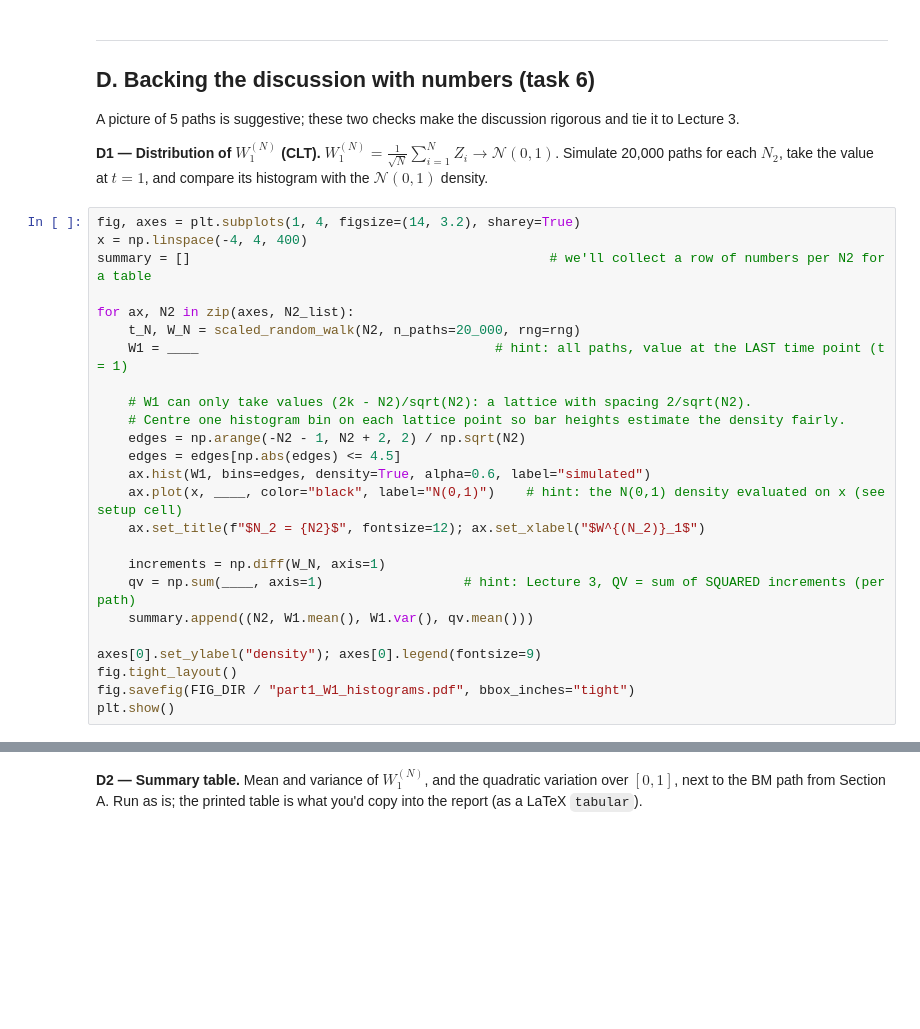
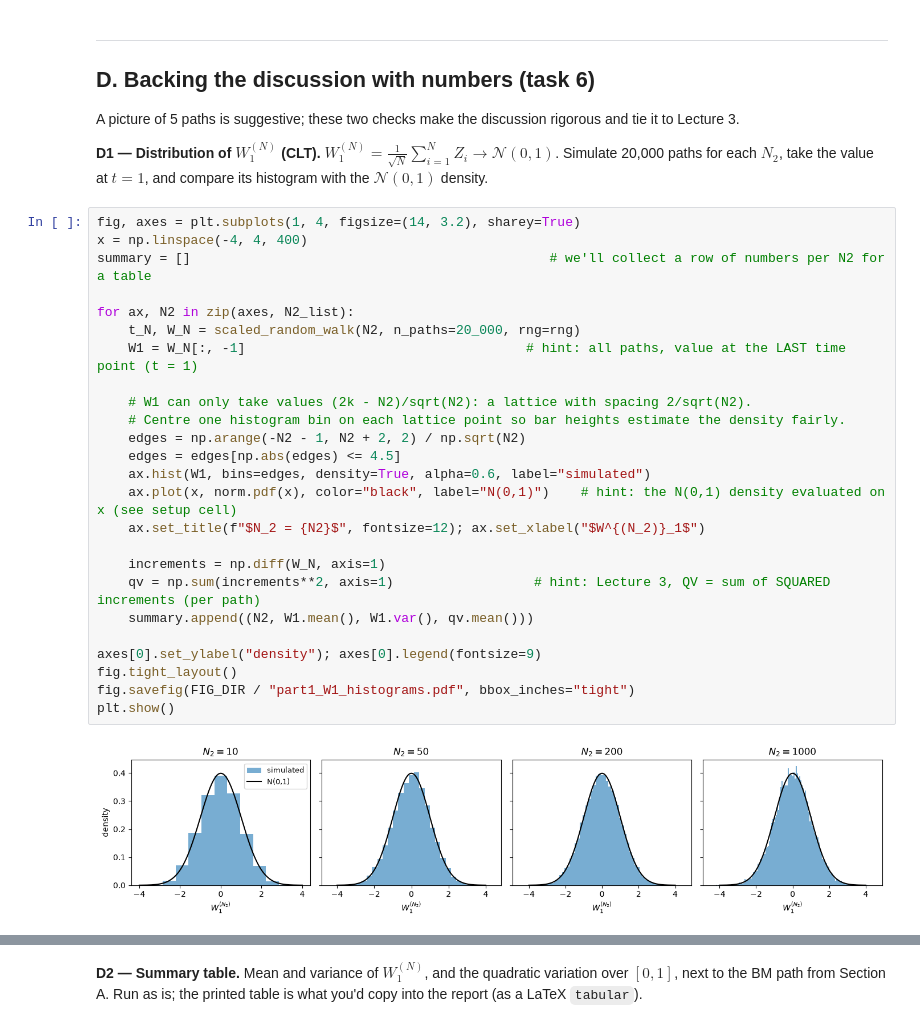
Before and after one commit to alecneme/STA2503, a Jupyter notebook: project1/01_part1_random_walks.ipynb, the cells around one changed output, grey strips where cells are left out. Drawn from its saved outputs; the diff is of its cells as text; blank space fills up the shorter version.

```diff
--- a/project1/01_part1_random_walks.ipynb
+++ b/project1/01_part1_random_walks.ipynb
@@ -155,28 +167,30 @@ A picture of 5 paths is suggestive; these two checks make the discussion rigorou
 # %%
 fig, axes = plt.subplots(1, 4, figsize=(14, 3.2), sharey=True)
 x = np.linspace(-4, 4, 400)
 summary = []                                              # we'll collect a row of numbers per N2 for a table
 
 for ax, N2 in zip(axes, N2_list):
     t_N, W_N = scaled_random_walk(N2, n_paths=20_000, rng=rng)
-    W1 = ____                                      # hint: all paths, value at the LAST time point (t = 1)
+    W1 = W_N[:, -1]                                    # hint: all paths, value at the LAST time point (t = 1)
 
     # W1 can only take values (2k - N2)/sqrt(N2): a lattice with spacing 2/sqrt(N2).
     # Centre one histogram bin on each lattice point so bar heights estimate the density fairly.
     edges = np.arange(-N2 - 1, N2 + 2, 2) / np.sqrt(N2)
     edges = edges[np.abs(edges) <= 4.5]
     ax.hist(W1, bins=edges, density=True, alpha=0.6, label="simulated")
-    ax.plot(x, ____, color="black", label="N(0,1)")    # hint: the N(0,1) density evaluated on x (see setup cell)
+    ax.plot(x, norm.pdf(x), color="black", label="N(0,1)")    # hint: the N(0,1) density evaluated on x (see setup cell)
     ax.set_title(f"$N_2 = {N2}$", fontsize=12); ax.set_xlabel("$W^{(N_2)}_1$")
 
     increments = np.diff(W_N, axis=1)
-    qv = np.sum(____, axis=1)                  # hint: Lecture 3, QV = sum of SQUARED increments (per path)
+    qv = np.sum(increments**2, axis=1)                  # hint: Lecture 3, QV = sum of SQUARED increments (per path)
     summary.append((N2, W1.mean(), W1.var(), qv.mean()))
 
 axes[0].set_ylabel("density"); axes[0].legend(fontsize=9)
 fig.tight_layout()
 fig.savefig(FIG_DIR / "part1_W1_histograms.pdf", bbox_inches="tight")
 plt.show()
+# %% [output]
+[figure, added]
 # %%
 # CHECK D1
 check(len(summary) == 4 and all(abs(v - 1) < 0.05 for _, _, v, _ in summary)
```
Also changed, not shown: parts of 9 cells of this notebook, 3 other files.
